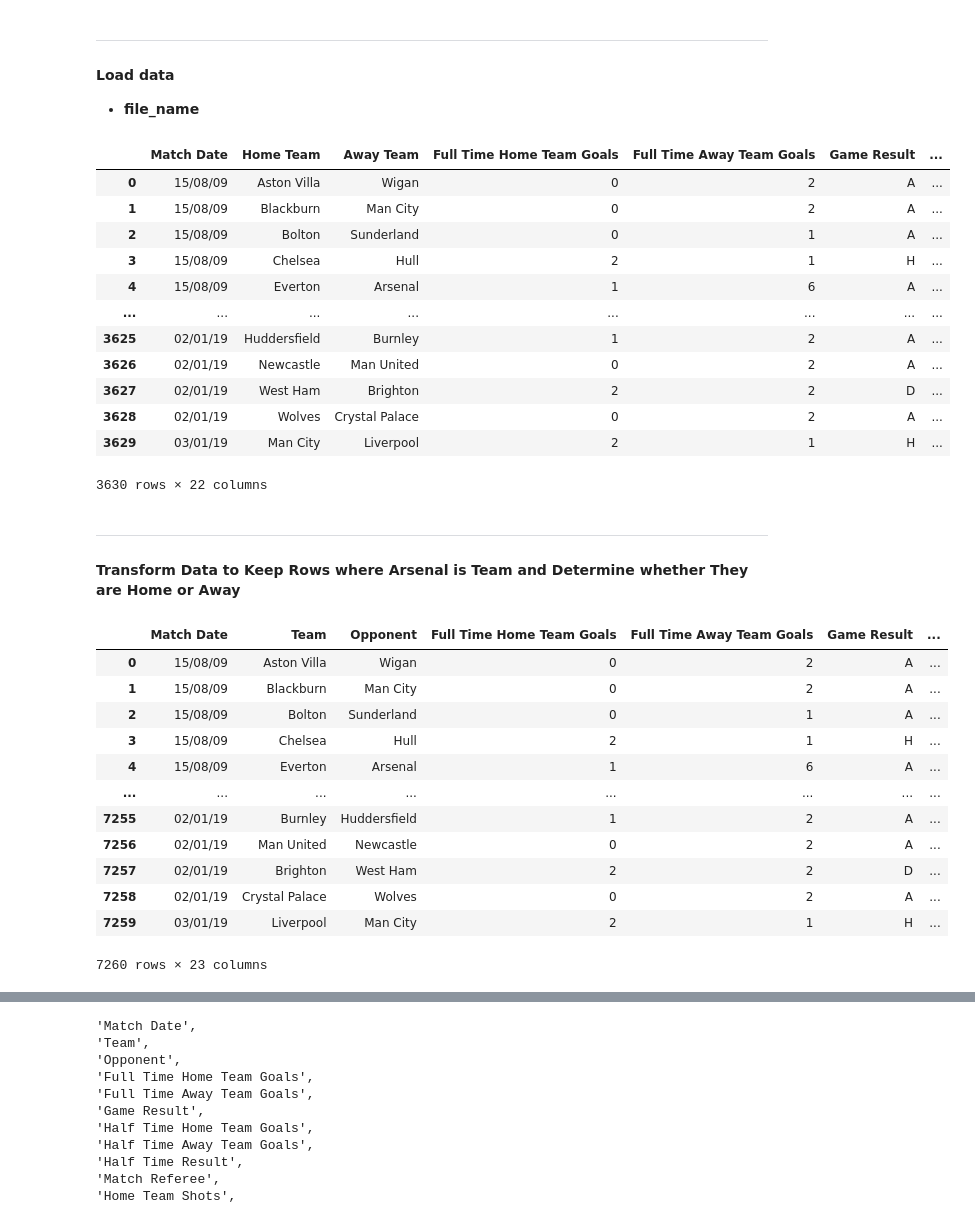
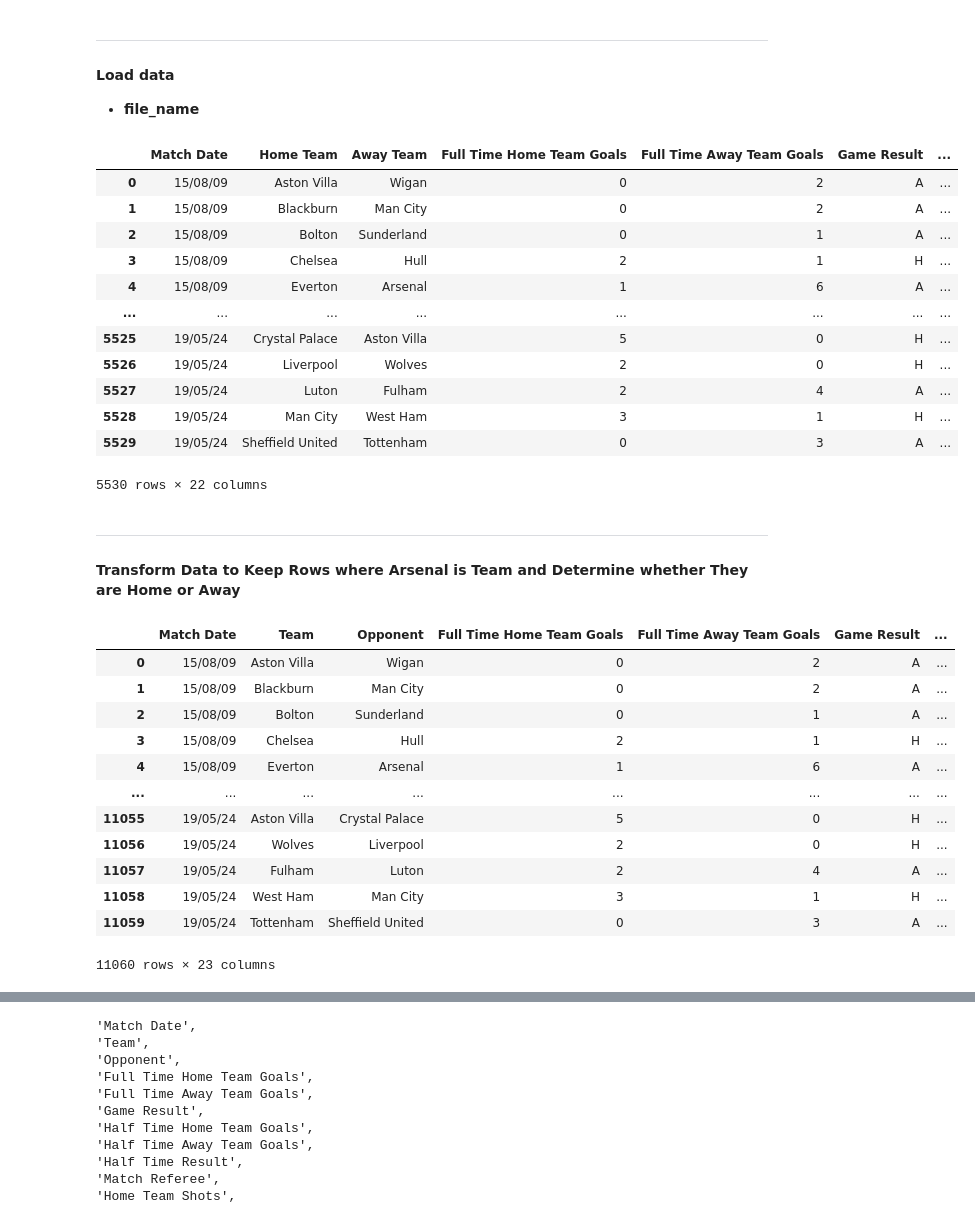
Before and after one commit to nataliebrown22/BAIS3140_final_project_repo, a Jupyter notebook: code/notebooks/01_BAIS3140_transforming_dataset.ipynb, the cells around one changed output, grey strips where cells are left out. Drawn from its saved outputs; the diff is of its cells as text; code cells hidden in the pictures.

```diff
--- a/code/notebooks/01_BAIS3140_transforming_dataset.ipynb
+++ b/code/notebooks/01_BAIS3140_transforming_dataset.ipynb
@@ -21,24 +21,24 @@ import pandas as pd
 * **file_name**
 # %%
 # example code to read csv file
-soccer_df=pd.read_excel('C:\\Users\\namb2\\OneDrive\\Documents\\GitHub\\BAIS3140_final_project_repo\\data\\final_data\\prem_league_09_19.xlsx')
+soccer_df=pd.read_excel('C:\\Users\\namb2\\OneDrive\\Documents\\GitHub\\BAIS3140_final_project_repo\\data\\raw_data\\prem_league_wide_09_24.xlsx')
 
 # review
 soccer_df
 # %% [output]
 |  | Match Date | Home Team | Away Team | Full Time Home Team Goals | Full Time Away Team Goals | Game Result | ... |
 | 0 | 15/08/09 | Aston Villa | Wigan | 0 | 2 | A | ... |
 | 1 | 15/08/09 | Blackburn | Man City | 0 | 2 | A | ... |
 | 2 | 15/08/09 | Bolton | Sunderland | 0 | 1 | A | ... |
 | 3 | 15/08/09 | Chelsea | Hull | 2 | 1 | H | ... |
 | 4 | 15/08/09 | Everton | Arsenal | 1 | 6 | A | ... |
 | ... | ... | ... | ... | ... | ... | ... | ... |
-| 3625 | 02/01/19 | Huddersfield | Burnley | 1 | 2 | A | ... |
-| 3626 | 02/01/19 | Newcastle | Man United | 0 | 2 | A | ... |
-| 3627 | 02/01/19 | West Ham | Brighton | 2 | 2 | D | ... |
-| 3628 | 02/01/19 | Wolves | Crystal Palace | 0 | 2 | A | ... |
-| 3629 | 03/01/19 | Man City | Liverpool | 2 | 1 | H | ... |
+| 5525 | 19/05/24 | Crystal Palace | Aston Villa | 5 | 0 | H | ... |
+| 5526 | 19/05/24 | Liverpool | Wolves | 2 | 0 | H | ... |
+| 5527 | 19/05/24 | Luton | Fulham | 2 | 4 | A | ... |
+| 5528 | 19/05/24 | Man City | West Ham | 3 | 1 | H | ... |
+| 5529 | 19/05/24 | Sheffield United | Tottenham | 0 | 3 | A | ... |
-3630 rows × 22 columns
+5530 rows × 22 columns
 # %% [markdown]
 ---
 
@@ -65,12 +65,12 @@ melted_df
 | 3 | 15/08/09 | Chelsea | Hull | 2 | 1 | H | ... |
 | 4 | 15/08/09 | Everton | Arsenal | 1 | 6 | A | ... |
 | ... | ... | ... | ... | ... | ... | ... | ... |
-| 7255 | 02/01/19 | Burnley | Huddersfield | 1 | 2 | A | ... |
-| 7256 | 02/01/19 | Man United | Newcastle | 0 | 2 | A | ... |
-| 7257 | 02/01/19 | Brighton | West Ham | 2 | 2 | D | ... |
-| 7258 | 02/01/19 | Crystal Palace | Wolves | 0 | 2 | A | ... |
-| 7259 | 03/01/19 | Liverpool | Man City | 2 | 1 | H | ... |
+| 11055 | 19/05/24 | Aston Villa | Crystal Palace | 5 | 0 | H | ... |
+| 11056 | 19/05/24 | Wolves | Liverpool | 2 | 0 | H | ... |
+| 11057 | 19/05/24 | Fulham | Luton | 2 | 4 | A | ... |
+| 11058 | 19/05/24 | West Ham | Man City | 3 | 1 | H | ... |
+| 11059 | 19/05/24 | Tottenham | Sheffield United | 0 | 3 | A | ... |
-7260 rows × 23 columns
+11060 rows × 23 columns
 # %%
 # rename half time result to ahead, behind, tied
 def calculate_half_time_result(row):
```
Also changed, not shown: parts of 7 cells of this notebook, 11 other files.
